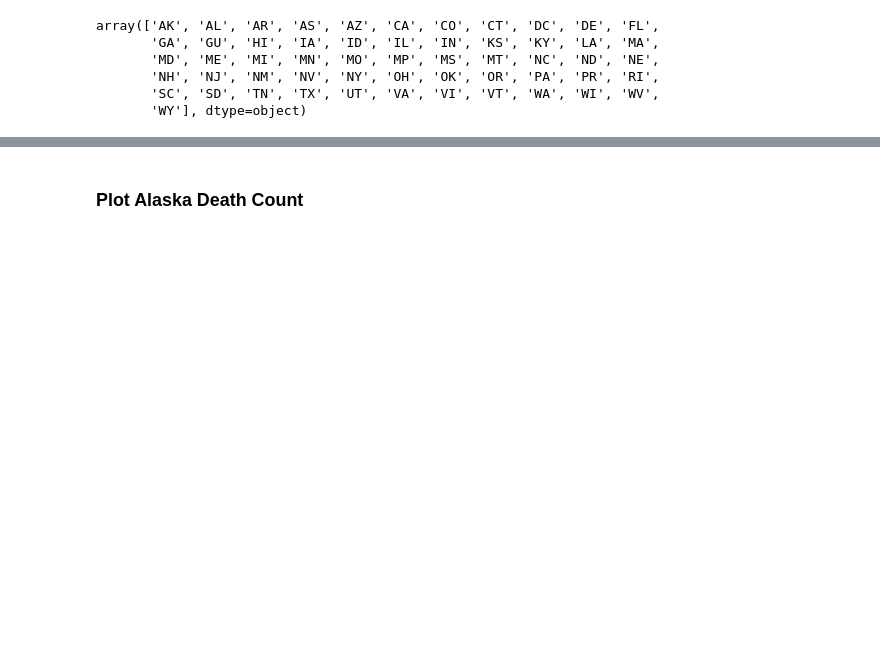
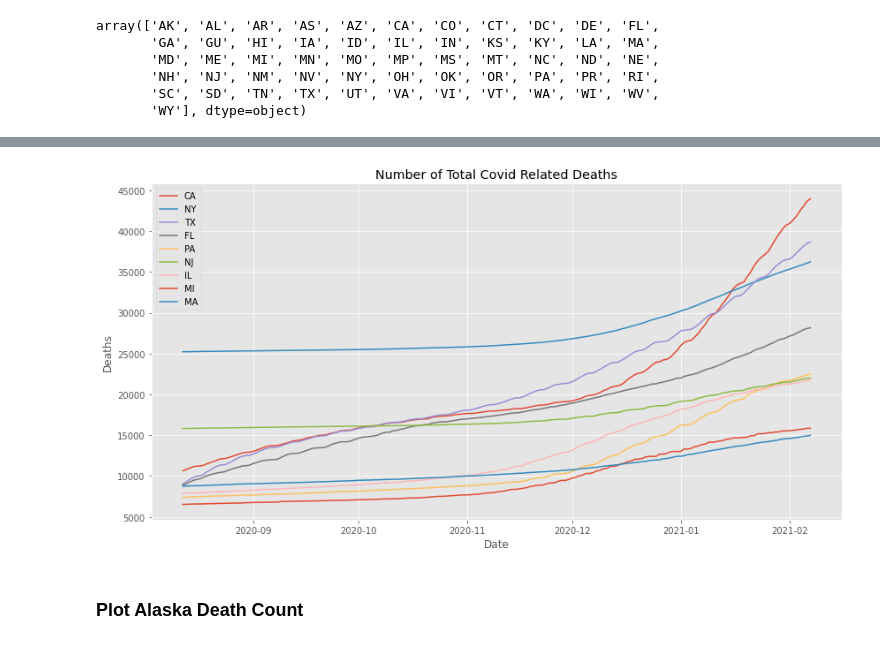
Before and after one commit to JosephDenney/Covid_Analysis, a Jupyter notebook: Covid_Notebook.ipynb, the cells around one changed output, grey strips where cells are left out. Cells and saved outputs as stored; diff of their text form; code cells hidden in the pictures; blank space fills up the shorter version.

```diff
--- a/Covid_Notebook.ipynb
+++ b/Covid_Notebook.ipynb
@@ -144,3 +204,20 @@ for state in state_postal:
+# %%
+# same as above graph - all states have death data, this is a graph of the
+# states with the highest covid mortality
+state_postal = ['CA', 'NY', 'TX', 'FL', 'PA', 'NJ','IL','MI','MA']
+
+fig = plt.figure(figsize=(14,7));
+
+for state in state_postal:
+    df_individual = df_states[df_states['state']==state].death.sort_index()
+    df_plot = df_individual.iloc[(df_individual.index.argmax()-180):(df_individual.index.argmax())]
+    plt.plot(df_plot,label=f'{state}');
+    plt.title('Number of Total Covid Related Deaths')
+    plt.xlabel('Date')
+    plt.ylabel('Deaths')
+    plt.legend();
+# %% [output]
+[figure, added]
 # %% [markdown]
 ### Plot Alaska Death Count
 # %%
```
Also changed, not shown: parts of 74 cells of this notebook, 1 other file.
